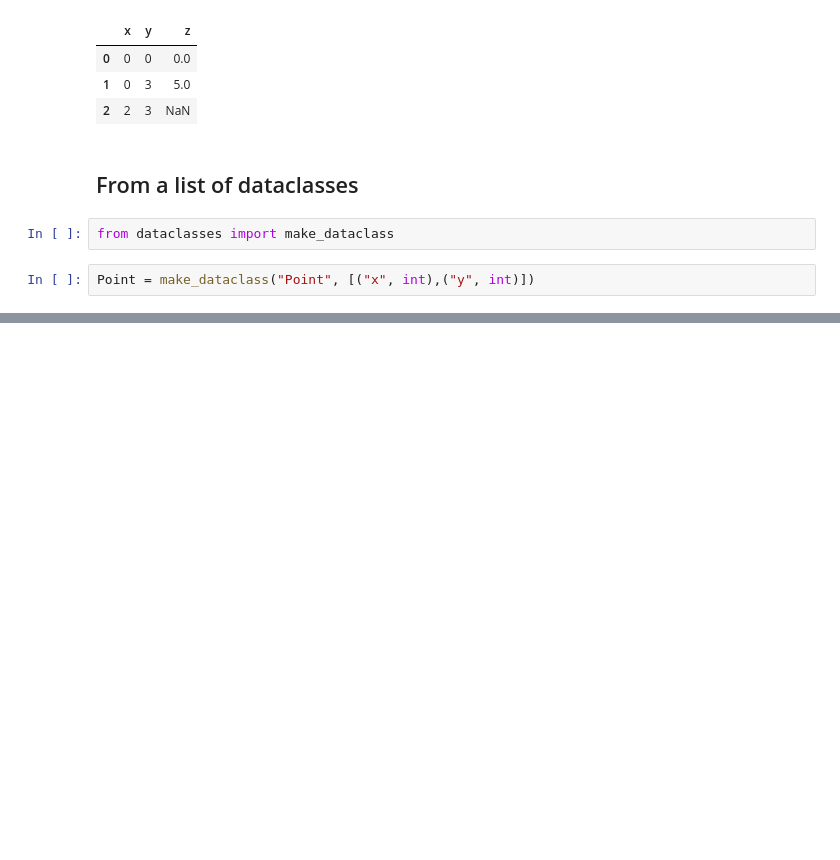
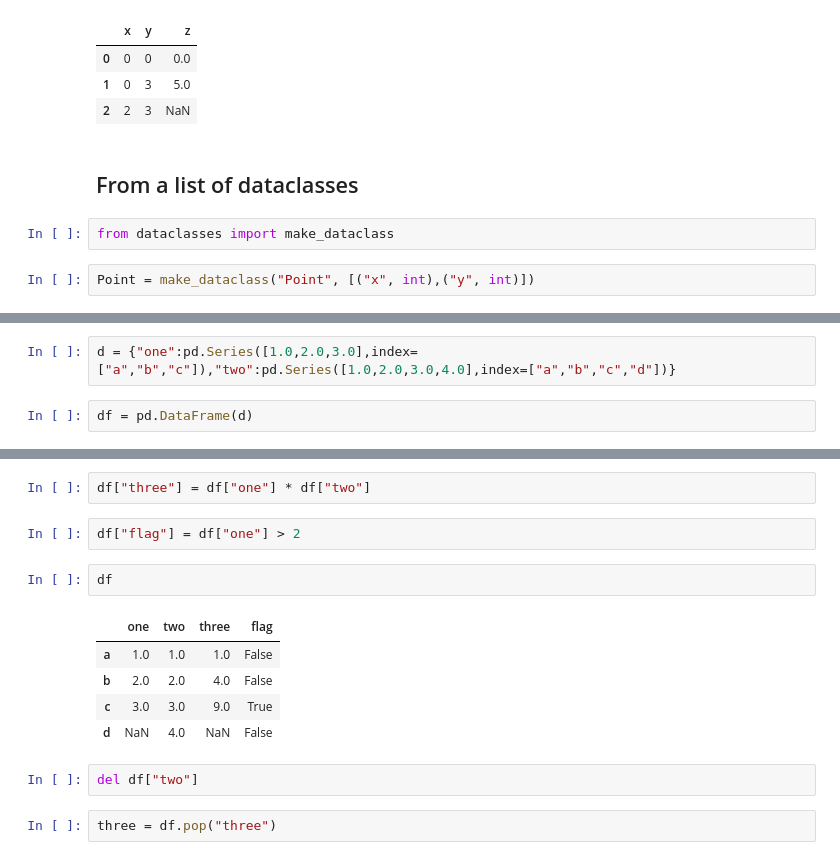
Before and after one commit to mangxiao2018/PandasSample, a Jupyter notebook: 100003-DataFrame.ipynb, the cells around one changed output, grey strips where cells are left out. Drawn from its saved outputs; the diff is of its cells as text; blank space fills up the shorter version.

```diff
--- a/100003-DataFrame.ipynb
+++ b/100003-DataFrame.ipynb
@@ -184,0 +213,4 @@ pd.DataFrame([Point(0,0), Point(0,3), Point(2,3)])
+# %%
+d = {"one":pd.Series([1.0,2.0,3.0],index=["a","b","c"]),"two":pd.Series([1.0,2.0,3.0,4.0],index=["a","b","c","d"])}
+# %%
+df = pd.DataFrame(d)
@@ -184,0 +225,16 @@ pd.DataFrame([Point(0,0), Point(0,3), Point(2,3)])
+# %%
+df["three"] = df["one"] * df["two"]
+# %%
+df["flag"] = df["one"] > 2
+# %%
+df
+# %% [output]
+|  | one | two | three | flag |
+| a | 1.0 | 1.0 | 1.0 | False |
+| b | 2.0 | 2.0 | 4.0 | False |
+| c | 3.0 | 3.0 | 9.0 | True |
+| d | NaN | 4.0 | NaN | False |
+# %%
+del df["two"]
+# %%
+three = df.pop("three")
```
Also changed, not shown: parts of 16 cells of this notebook.
